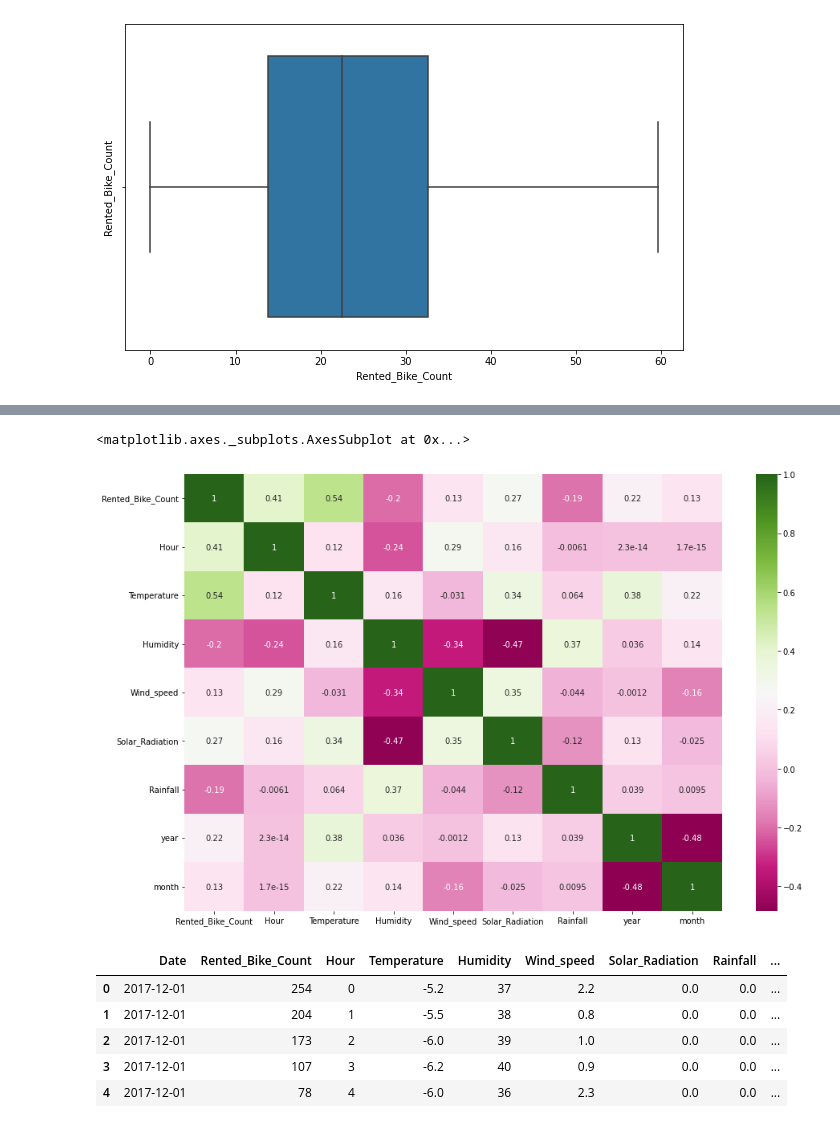
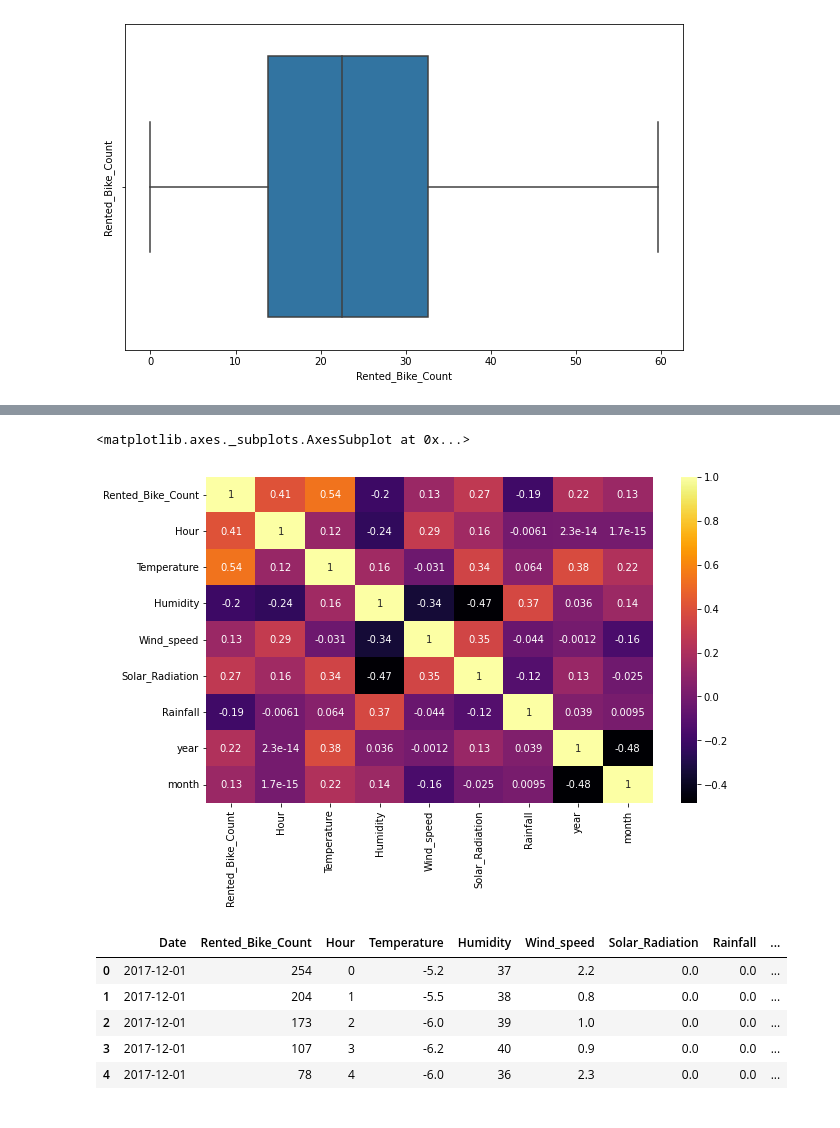
Before and after one commit to ajinkyajumde/SeoulBikeData, a Jupyter notebook: Bike_Sharing_Demand.ipynb, the cells around one changed output, grey strips where cells are left out. Cells and saved outputs as stored; diff of their text form; code cells hidden in the pictures.

```diff
--- a/Bike_Sharing_Demand.ipynb
+++ b/Bike_Sharing_Demand.ipynb
@@ -324,11 +324,11 @@ dataset=dataset.drop(['Dew_point_temperature'],axis=1)
 dataset=dataset.drop(['Snowfall'],axis=1)
 dataset=dataset.drop(['Visibility'],axis=1)
 # %%
-plt.figure(figsize=(15,10))
-sns.heatmap(dataset.corr(),cmap='PiYG',annot=True)
+plt.figure(figsize=(10,6))
+sns.heatmap(dataset.corr(),cmap='inferno',annot=True)
 # %% [output]
 <matplotlib.axes._subplots.AxesSubplot at 0x...>
-[figure, old version]
+[figure, new version]
 # %%
 import statsmodels.api as sm
 X = dataset[[ 'Temperature','Humidity',
```
Also changed, not shown: parts of 5 cells of this notebook.
